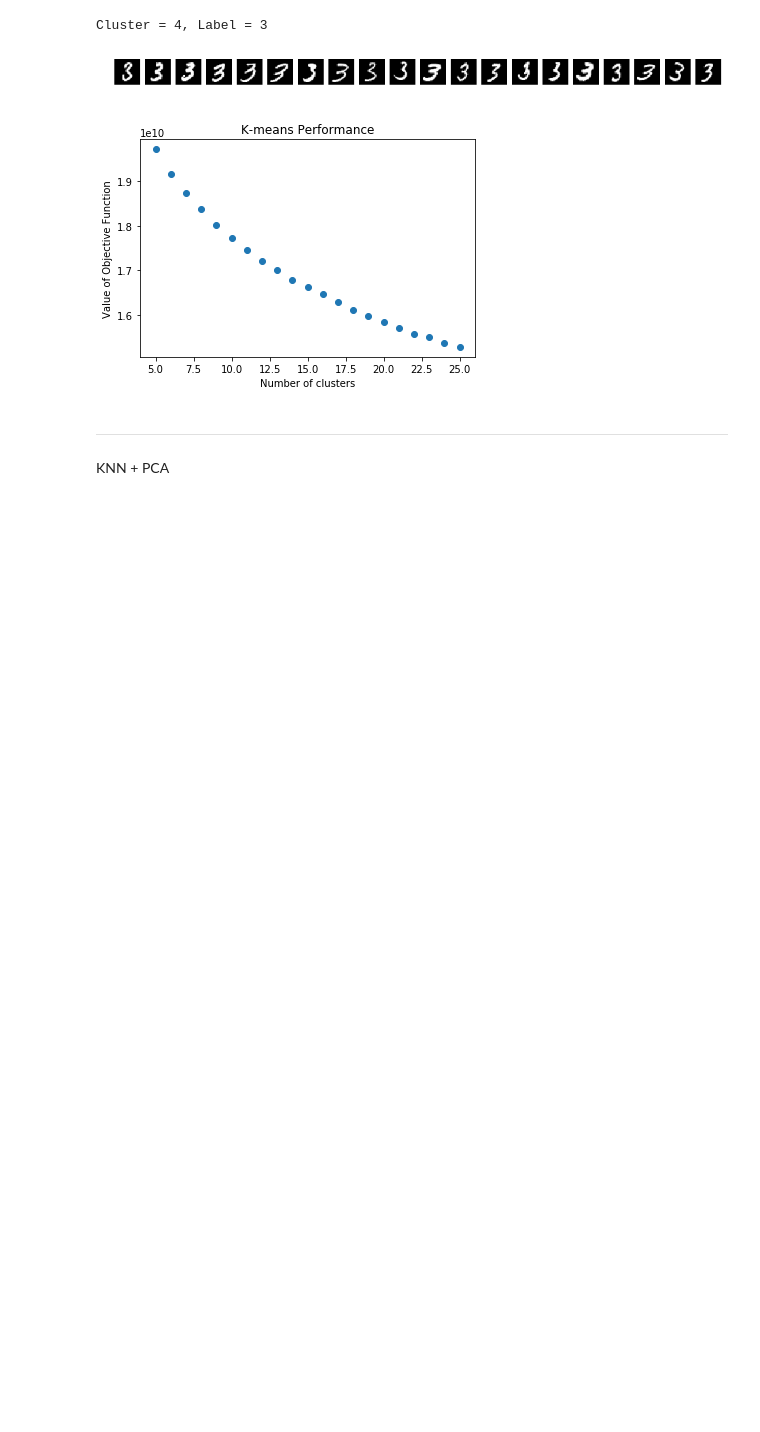
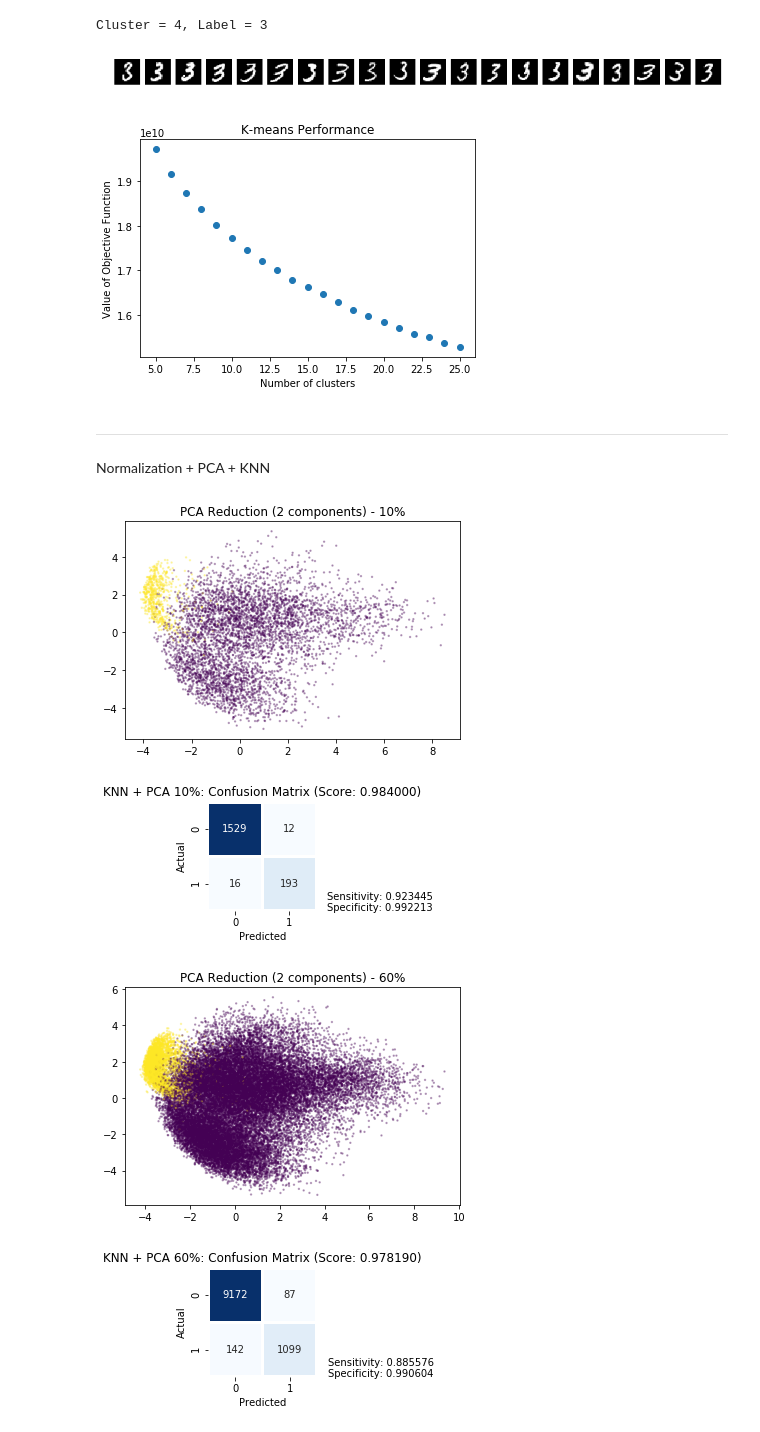
Before and after one commit to jfferreira/MFE, a Jupyter notebook: Project2_Part1.ipynb, the cells around one changed output. Drawn from its saved outputs; the diff is of its cells as text; code cells hidden in the pictures; blank space fills up the shorter version.

```diff
--- a/Project2_Part1.ipynb
+++ b/Project2_Part1.ipynb
@@ -277,18 +277,31 @@ plt.show()
 [figure]
 # %% [markdown]
 ----
-KNN + PCA
+Normalization + PCA + KNN
 # %%
 from sklearn.decomposition import PCA
+from sklearn import preprocessing
 
 sizes = [0.1, 0.6]
 for i in sizes:
     x_train, x_test, y_train, y_test = build_binary_subsample(X, y, i)
+    scaler = preprocessing.MinMaxScaler()
+    x_train = scaler.fit_transform(x_train)
+    x_test = scaler.fit_transform(x_test)
     #PCA
     pca = PCA(n_components=2).fit(x_train)
     x_reduced = pca.transform(x_train)
+    plt.scatter(x_reduced[:,0], x_reduced[:, 1], c=y_train, alpha=0.3, s=2, label=['one', 'else'])
+    plt.title('PCA Reduction (2 components) - ' +'{0:.0%}'.format(i))
+    plt.show()
     #KNN, no ROC curve
     knn = KNeighborsClassifier()
     fit_knn = knn.fit(x_reduced, y_train)
-    cm = build_confusion_matrix(fit_knn, x_test, y_test)
-    plot_confusion_matrix(cm, 'KNN + PCA '+ '{0:.0%}'.format(i), fit_knn.score(x_test,y_test))
+    x_test_reduced = pca.transform(x_test)
+    cm = build_confusion_matrix(fit_knn, x_test_reduced, y_test)
+    plot_confusion_matrix(cm, 'KNN + PCA '+ '{0:.0%}'.format(i), fit_knn.score(x_test_reduced,y_test))
+# %% [output]
+[figure, added]
+[figure, added]
+[figure, added]
+[figure, added]
```
Also changed, not shown: parts of 1 cell of this notebook.
